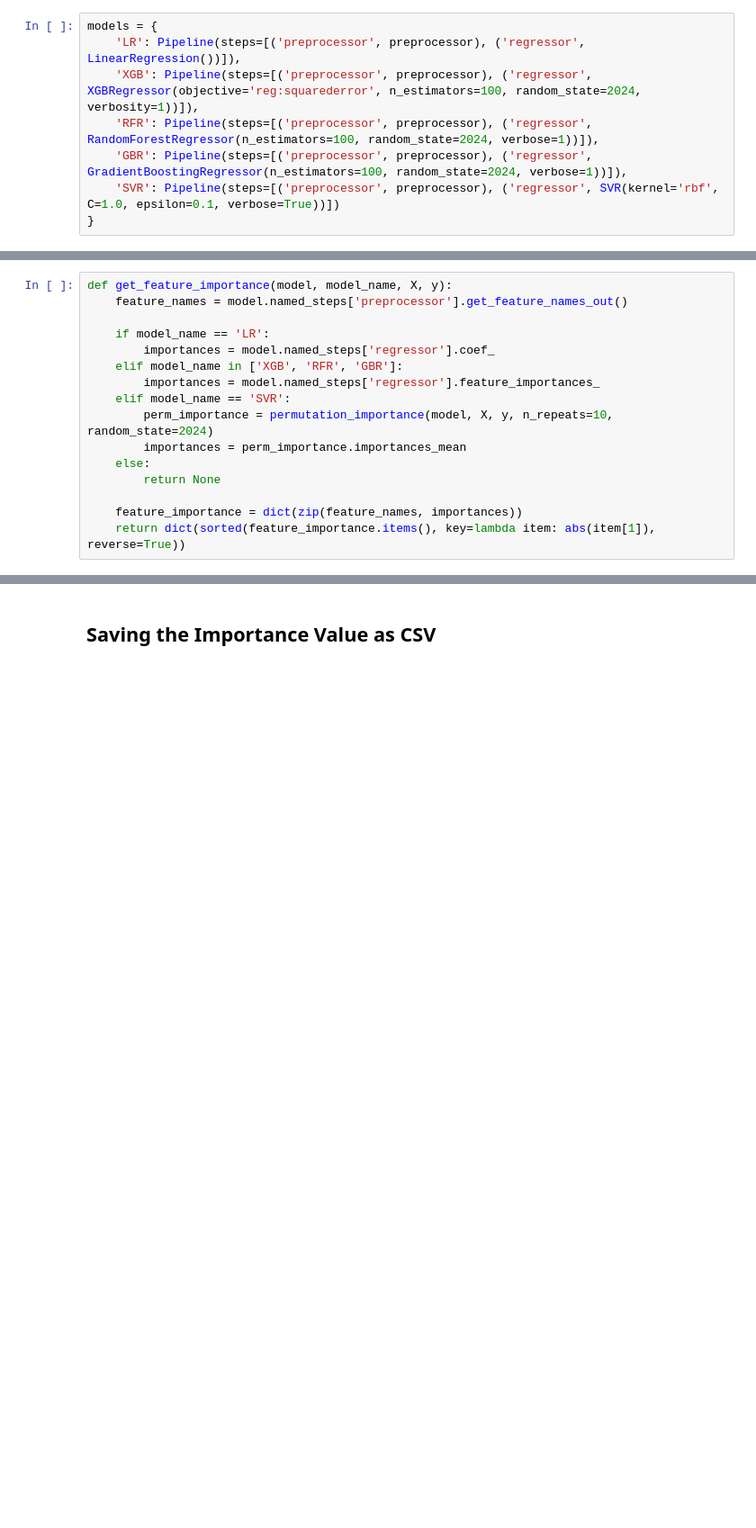
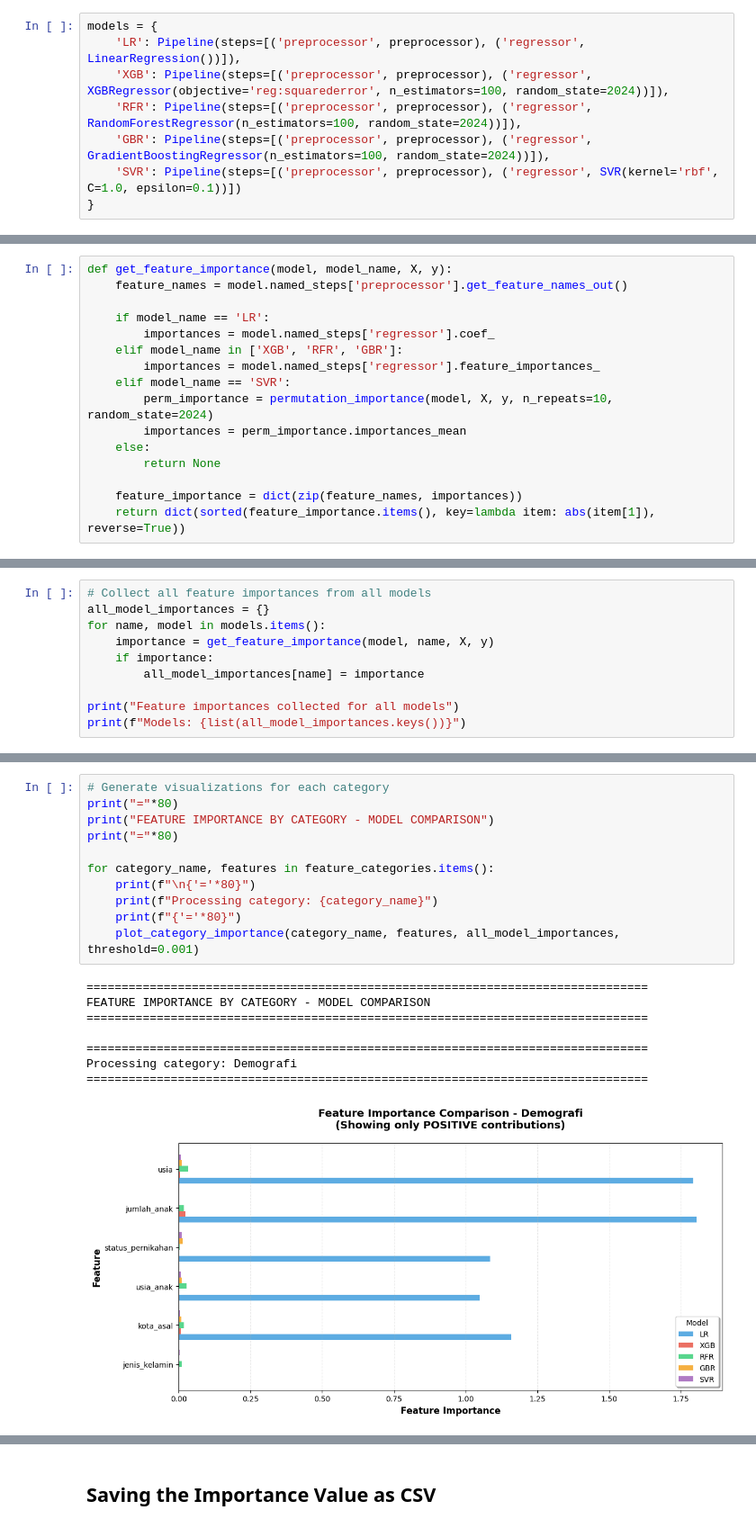
Before and after one commit to nashwals/tugas-akhir, a Jupyter notebook: code/regression.ipynb, the cells around one changed output, grey strips where cells are left out. Shown at 90% size. Drawn from its saved outputs; the diff is of its cells as text; blank space fills up the shorter version.

Commit message:
update visualization

```diff
--- a/code/regression.ipynb
+++ b/code/regression.ipynb
@@ -246,10 +246,10 @@ In this experiment, I tried to simultaneously use five models: LinearRegression,
 # %%
 models = {
     'LR': Pipeline(steps=[('preprocessor', preprocessor), ('regressor', LinearRegression())]),
-    'XGB': Pipeline(steps=[('preprocessor', preprocessor), ('regressor', XGBRegressor(objective='reg:squarederror', n_estimators=100, random_state=2024, verbosity=1))]),
-    'RFR': Pipeline(steps=[('preprocessor', preprocessor), ('regressor', RandomForestRegressor(n_estimators=100, random_state=2024, verbose=1))]),
-    'GBR': Pipeline(steps=[('preprocessor', preprocessor), ('regressor', GradientBoostingRegressor(n_estimators=100, random_state=2024, verbose=1))]),
-    'SVR': Pipeline(steps=[('preprocessor', preprocessor), ('regressor', SVR(kernel='rbf', C=1.0, epsilon=0.1, verbose=True))])
+    'XGB': Pipeline(steps=[('preprocessor', preprocessor), ('regressor', XGBRegressor(objective='reg:squarederror', n_estimators=100, random_state=2024))]),
+    'RFR': Pipeline(steps=[('preprocessor', preprocessor), ('regressor', RandomForestRegressor(n_estimators=100, random_state=2024))]),
+    'GBR': Pipeline(steps=[('preprocessor', preprocessor), ('regressor', GradientBoostingRegressor(n_estimators=100, random_state=2024))]),
+    'SVR': Pipeline(steps=[('preprocessor', preprocessor), ('regressor', SVR(kernel='rbf', C=1.0, epsilon=0.1))])
 }
 # %%
 results = {model: {'r2': [], 'rmse': [], 'mae': []} for model in models}
@@ -541,0 +541,10 @@ Showing 4 features with |importance| > 0.01
+# %%
+# Collect all feature importances from all models
+all_model_importances = {}
+for name, model in models.items():
+    importance = get_feature_importance(model, name, X, y)
+    if importance:
+        all_model_importances[name] = importance
+
+print("Feature importances collected for all models")
+print(f"Models: {list(all_model_importances.keys())}")
@@ -541,0 +554,20 @@ Showing 4 features with |importance| > 0.01
+# %%
+# Generate visualizations for each category
+print("="*80)
+print("FEATURE IMPORTANCE BY CATEGORY - MODEL COMPARISON")
+print("="*80)
+
+for category_name, features in feature_categories.items():
+    print(f"\n{'='*80}")
+    print(f"Processing category: {category_name}")
+    print(f"{'='*80}")
+    plot_category_importance(category_name, features, all_model_importances, threshold=0.001)
+# %% [output]
+================================================================================
+FEATURE IMPORTANCE BY CATEGORY - MODEL COMPARISON
+================================================================================
+
+================================================================================
+Processing category: Demografi
+================================================================================
+[figure, added]
```
Also changed, not shown: parts of 10 cells of this notebook, 3 other files.
